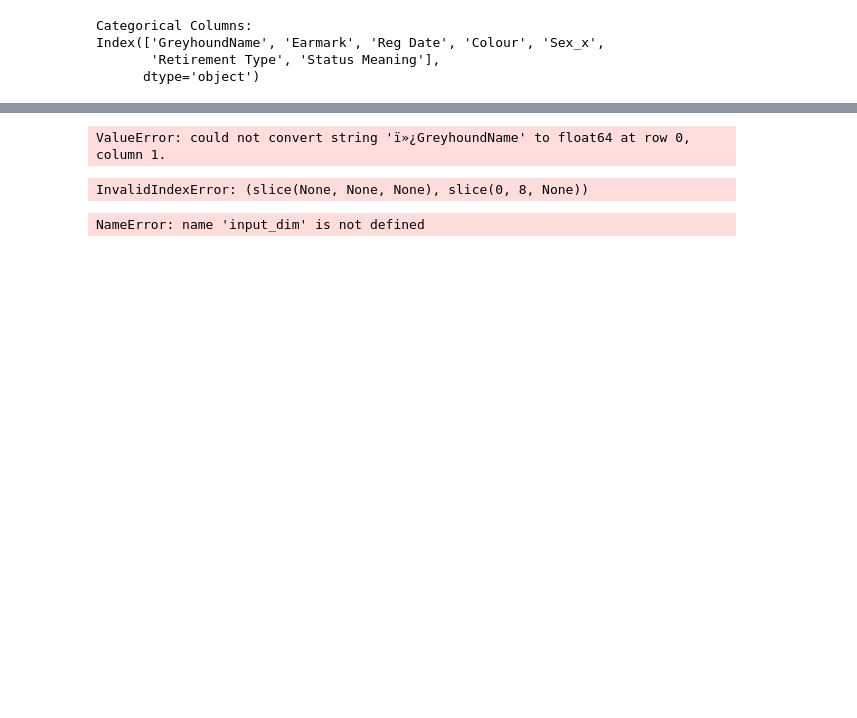
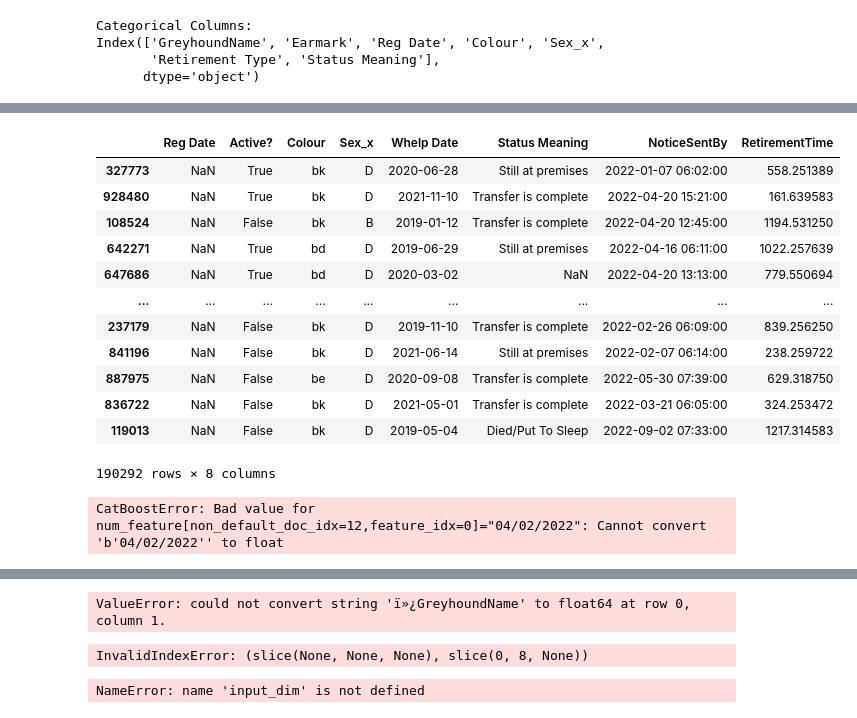
Before and after one commit to sba22178/capstone2023, a Jupyter notebook: Investigation of Times series Vs Machine Model.ipynb, the cells around one changed output, grey strips where cells are left out. Cells and saved outputs as stored; diff of their text form; code cells hidden in the pictures; blank space fills up the shorter version.

Commit message:
Data
I,ve gotten the data in the correct way in that I can complete some meanfull analysis

```diff
--- a/Investigation of Times series Vs Machine Model.ipynb
+++ b/Investigation of Times series Vs Machine Model.ipynb
@@ -141,0 +129,7 @@ NameError: name 'categorical_features' is not defined
+# %%
+from sklearn.model_selection import train_test_split
+
+# Assuming you have prepared your final_df DataFrame
+X = df.drop(columns=['Retirement Type','Time','GreyhoundName','Earmark'])  # Features excluding the target
+# %%
+y = df[['Retirement Type','Time']]  # Target labels
@@ -142,3 +139,23 @@ NameError: name 'categorical_features' is not defined
+# %%
+X_test
+# %% [output]
+|  | Reg Date | Active? | Colour | Sex_x | Whelp Date | Status Meaning | NoticeSentBy | RetirementTime |
+| 327773 | NaN | True | bk | D | 2020-06-28 | Still at premises | 2022-01-07 06:02:00 | 558.251389 |
+| 928480 | NaN | True | bk | D | 2021-11-10 | Transfer is complete | 2022-04-20 15:21:00 | 161.639583 |
+| 108524 | NaN | False | bk | B | 2019-01-12 | Transfer is complete | 2022-04-20 12:45:00 | 1194.531250 |
+| 642271 | NaN | True | bd | D | 2019-06-29 | Still at premises | 2022-04-16 06:11:00 | 1022.257639 |
+| 647686 | NaN | True | bd | D | 2020-03-02 | NaN | 2022-04-20 13:13:00 | 779.550694 |
+| ... | ... | ... | ... | ... | ... | ... | ... | ... |
+| 237179 | NaN | False | bk | D | 2019-11-10 | Transfer is complete | 2022-02-26 06:09:00 | 839.256250 |
+| 841196 | NaN | False | bk | D | 2021-06-14 | Still at premises | 2022-02-07 06:14:00 | 238.259722 |
+| 887975 | NaN | False | be | D | 2020-09-08 | Transfer is complete | 2022-05-30 07:39:00 | 629.318750 |
+| 836722 | NaN | False | bk | D | 2021-05-01 | Transfer is complete | 2022-03-21 06:05:00 | 324.253472 |
+| 119013 | NaN | False | bk | D | 2019-05-04 | Died/Put To Sleep | 2022-09-02 07:33:00 | 1217.314583 |
+190292 rows × 8 columns
+# %%
+model.fit(X_train, y_train,  eval_set=(X_test, y_test))
+# %% [output]
+CatBoostError: Bad value for num_feature[non_default_doc_idx=12,feature_idx=0]="04/02/2022": Cannot convert 'b'04/02/2022'' to float
 # %%
 # Select categorical columns for one-hot encoding
 categorical_columns = ['Whelp Date','Retirement Type','Retirement Type']
```
Also changed, not shown: parts of 26 cells of this notebook, 4 other files.
